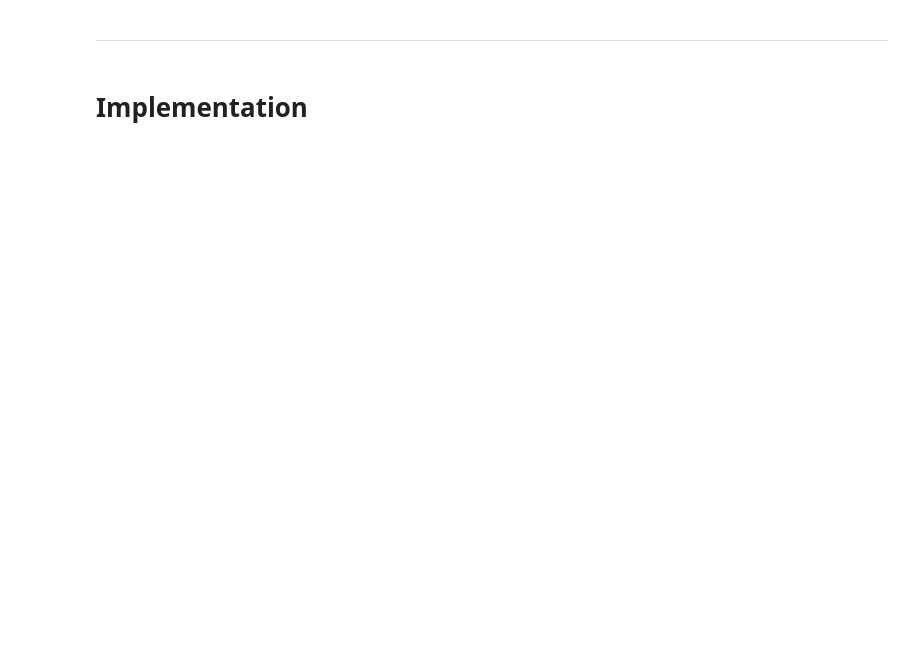
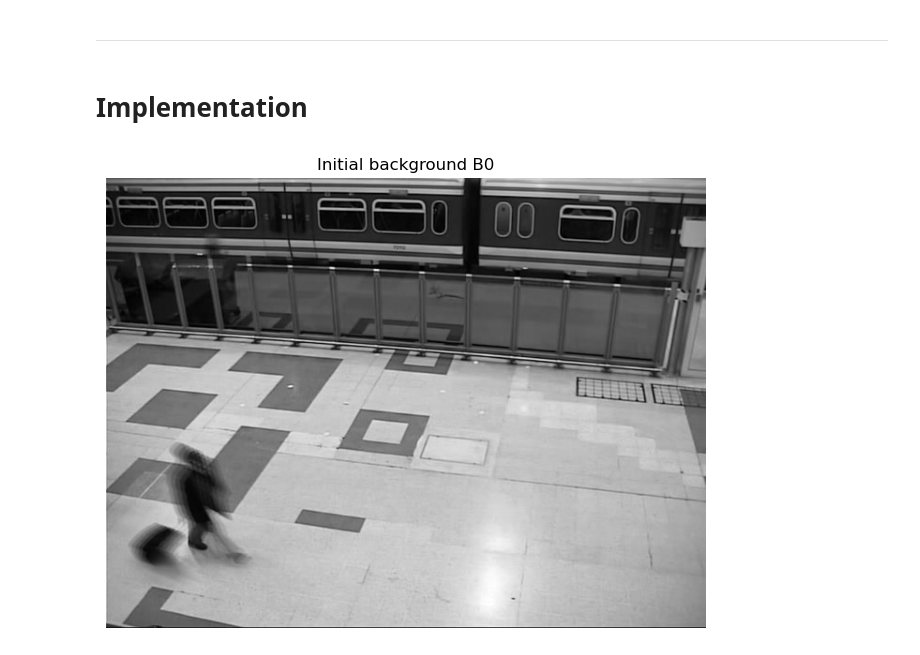
Before and after one commit to Diego-Chiola/Computational-Vision, a Jupyter notebook: homeworks/midterm/Motion_Analysis_Assignment.ipynb, the cells around one changed output. Drawn from its saved outputs; the diff is of its cells as text; code cells hidden in the pictures; blank space fills up the shorter version.

```diff
--- a/homeworks/midterm/Motion_Analysis_Assignment.ipynb
+++ b/homeworks/midterm/Motion_Analysis_Assignment.ipynb
@@ -268,12 +190,14 @@ from pathlib import Path
 
 video_dir = Path("video/station")
 frames, frame_paths = load_frames(video_dir)
-initial_background = initialize_background(video_path=video_dir, num_frames=10)
+initial_background = initialize_background(video_path=video_dir, num_frames=5)
 # %%
 fig, ax = plt.subplots(figsize=(8, 5))
 ax.imshow(initial_background, cmap="gray",
         vmin=initial_background.min(), vmax=initial_background.max())
-ax.set_title("Background iniziale B0 (media dei primi 10 frame)")
+ax.set_title("Initial background B0")
 ax.axis("off")
 plt.tight_layout()
 plt.show()
+# %% [output]
+[figure, added]
```
Also changed, not shown: parts of 23 cells of this notebook, 2 other files.
